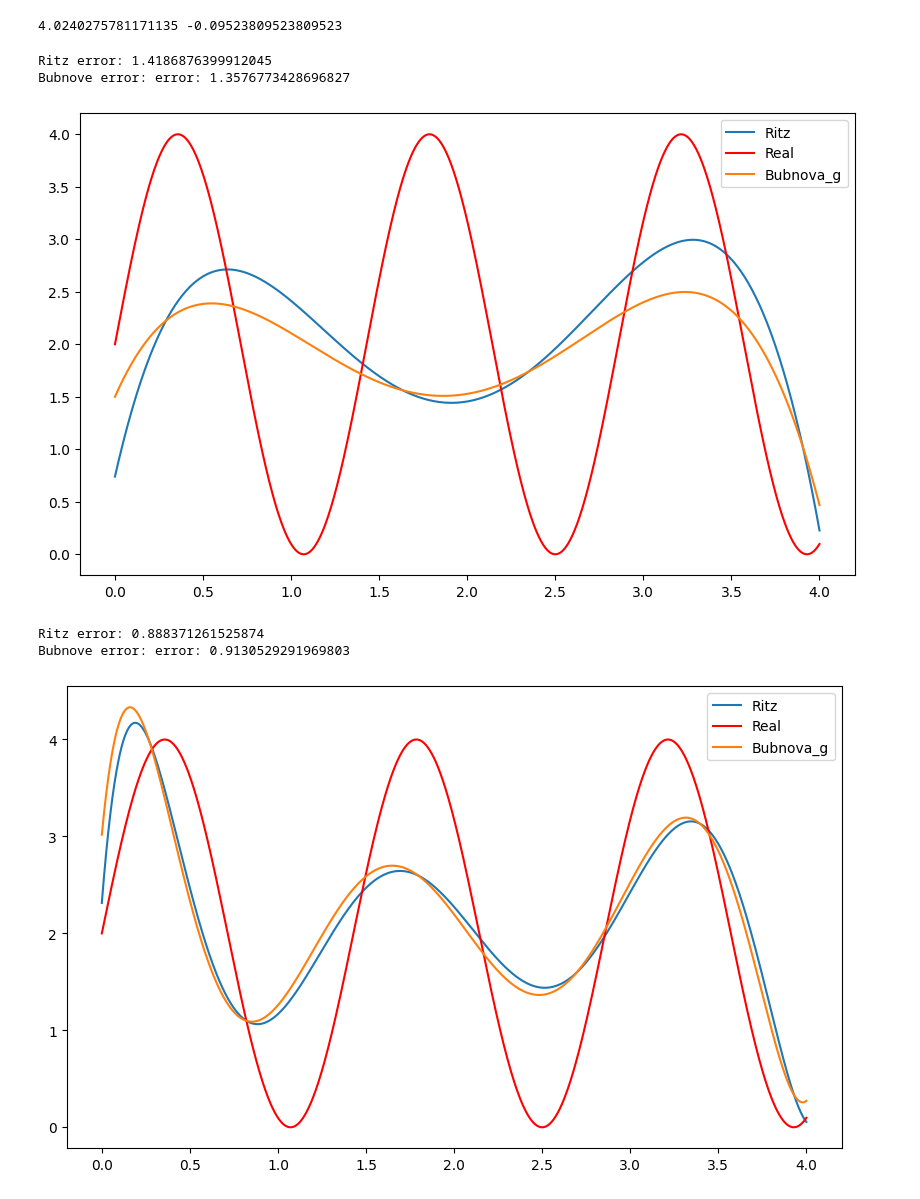
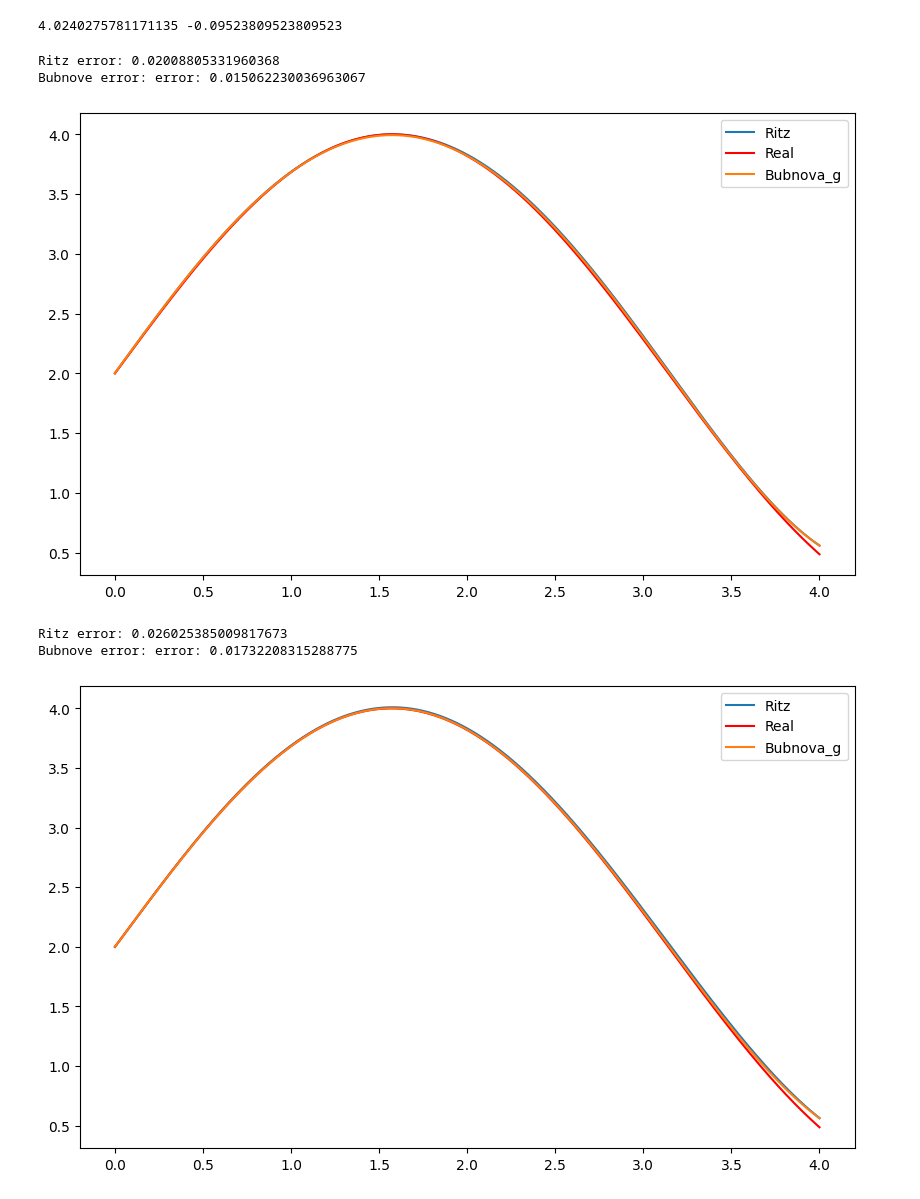
Before and after one commit to KyrylOTheRylo/homeworks_python, a Jupyter notebook: anlysis_labs_ryzh/Untitled.ipynb, the cells around one changed output. Drawn from its saved outputs; the diff is of its cells as text; code cells hidden in the pictures.

Commit message:
Right implementation

```diff
--- a/anlysis_labs_ryzh/Untitled.ipynb
+++ b/anlysis_labs_ryzh/Untitled.ipynb
@@ -47,7 +47,7 @@ def find_params2(k_x, q_x, p_x, a1, a2, a, b, real):
     mu2 = du(a)* k_x(b) + a2*real(b)
     return f_x, mu1, mu2
 
-def real(x, p1=2, p2=np.pi*1.4, p3=2):
+def real(x, p1=2, p2=1, p3=2):
     '''Defining the coefficient p in the d.e.'''
     return p1 * np.sin(p2 * x) + p3
 
@@ -103,7 +103,7 @@ def W_basis1(x,m, A2, B2,a=0,b=4):
 # %%
 
 def ph1_dot_phi2_corr(k, q, a, b, alpha1, alpha2,m,basis, n = 1000):
-
+    p = lambda x: 0
     step = (b-a)/(n-1)
     result = np.zeros((m**2, 1))
     for i in range(m):
@@ -112,11 +112,13 @@ def ph1_dot_phi2_corr(k, q, a, b, alpha1, alpha2,m,basis, n = 1000):
             dbasisj = lambda x: (basis(x+step)[j] - basis(x,)[j])/step
             dkphi = lambda x: (k(x+step) * dbasisi(x+step) - k(x) * dbasisi(x))/step
             sumij = alpha1* basis(a)[i]* basis(a)[j] + alpha2* basis(b)[j] * basis(b)[i]
+            sumij = 0
             for l in range(n):
 
                 #sumij += (-dkphi(l*step + a) +basis(l*step +a,m,a, b)[i] ) * basis(l*step +a,m,a, b)[j] *step
-                sumij += (k(a+l*step)*dbasisi(a+l*step)*dbasisj(a+l*step) + q(l*step+a)*
-                          basis(l*step+a)[j] * basis(l*step+a)[i]) *step
+                #sumij += (k(a+l*step)*dbasisi(a+l*step)*dbasisj(a+l*step) + q(l*step+a)*
+                #          basis(l*step+a)[j] * basis(l*step+a)[i]) *step
+                sumij += A_U(k,p,q, lambda x: basis(x)[i], a, b,(l*step+a)) * basis(l*step+a)[j] *step
             result[i*m+j] = sumij
     return result.reshape((m,m))
 
@@ -127,6 +129,7 @@ def f_dot_phij_corr(f, mu1, mu2,a,b,m,basis, n = 1000):
     step = (b-a)/(n-1)
     for j in range(m):
         sumij = mu1*basis(a)[j] + mu2*basis(b)[j]
+        sumij = 0
         for i in range(n):
             sumij += f(a+i*step)*basis(a+i*step)[j]*step
         result[j,0] = sumij
@@ -166,7 +169,7 @@ def draw(k,p, q,f, mu1, mu2,a,b, alpha1, alpha2,m,basis, n = 10000):
     #
     basis_b =  lambda x: basis(x,m, A2_b, B2_b,a,b)
     basis_r=   lambda x: basis(x,m, A2_r, B2_r,a,b)
-    right = f_dot_phij_corr(lambda x: rhs(x) , mu1, mu2,a,b,m,basis_r, n )
+    right = f_dot_phij_corr(lambda x: rhs(x)- A_U(k,lambda x: 0,q,lambda x: A1_r*x + B1_r,a,b,x) , mu1, mu2,a,b,m,basis_r, n )
     left =ph1_dot_phi2_corr(k,q, a, b, alpha1, alpha2, m,basis_r, n )
     answ = np.linalg.solve(left,right)
 
@@ -177,7 +180,7 @@ def draw(k,p, q,f, mu1, mu2,a,b, alpha1, alpha2,m,basis, n = 10000):
 
     X = np.linspace(a,b,1001)
     #Y = [(answ.reshape((1,-1)) @ W_basis(x,m)).reshape((1,-1))[0] + A1*x + B1  for x in X]
-    Y = [(answ.reshape((1,-1)) @ basis_r(x)).reshape((1,-1))[0]   for x in X]
+    Y = [(answ.reshape((1,-1)) @ basis_r(x)).reshape((1,-1))[0] + A1_r*x + B1_r  for x in X]
     Y2 = [(answ2.reshape((1,-1)) @ basis_b(x)).reshape((1,-1))[0] +  A1_bub*x + B1_bub  for x in X]
 
     n = 1001
@@ -204,15 +207,15 @@ def draw(k,p, q,f, mu1, mu2,a,b, alpha1, alpha2,m,basis, n = 10000):
 # %%
 draw(k,p,q,rhs,mu1,mu2,a,b,alpha1, alpha2,3, W_basis1, 1000)
 # %% [output]
-Ritz error: 1.4186876399912045
-Bubnove error: error: 1.3576773428696827
+Ritz error: 0.02008805331960368
+Bubnove error: error: 0.015062230036963067
-[figure, old version]
+[figure, new version]
 # %%
-draw(k,p,q,rhs,mu1,mu2,a,b,alpha1, alpha2,6, W_basis1, 1000)
+draw(k,p,q,rhs,mu1,mu2,a,b,alpha1, alpha2,7, W_basis1, 1000)
 # %% [output]
-Ritz error: 0.888371261525874
-Bubnove error: error: 0.9130529291969803
+Ritz error: 0.026025385009817673
+Bubnove error: error: 0.01732208315288775
-[figure, old version]
+[figure, new version]
 # %%
 draw(k,p,q,rhs,mu1,mu2,a,b,alpha1, alpha2,12, W_basis1, 1000)
 # %% [output]
```
Also changed, not shown: parts of 3 cells of this notebook.
